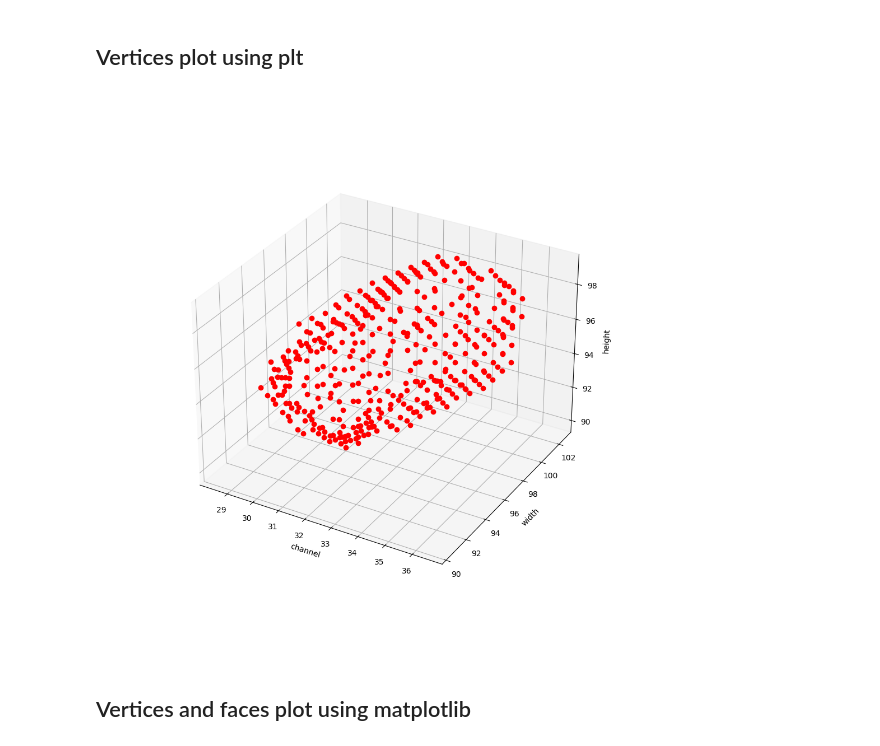
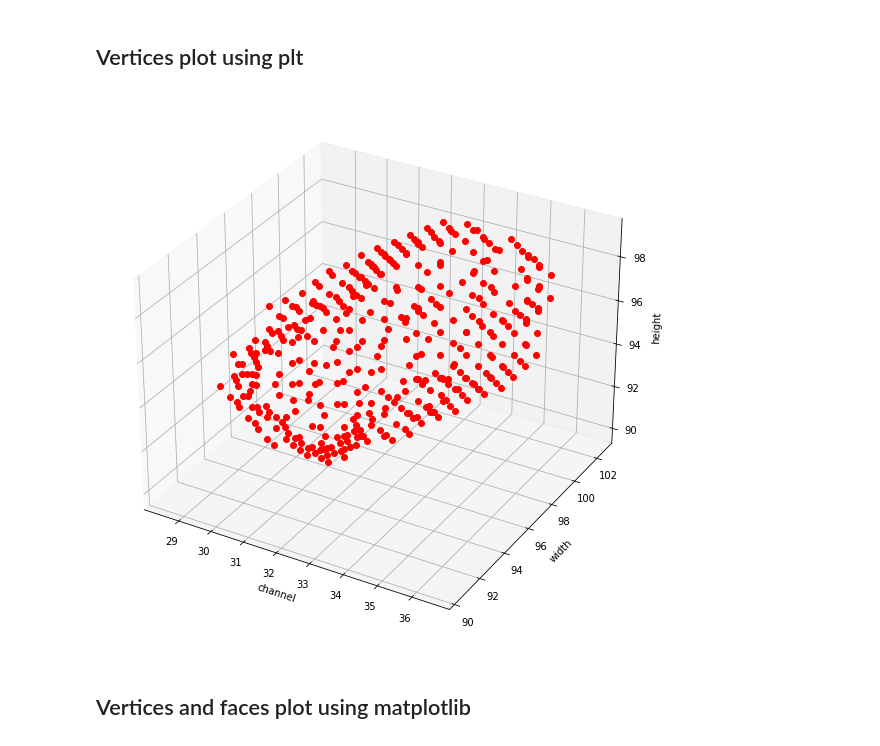
Before and after one commit to 19tchoubou/anevrisme_segmentation, a Jupyter notebook: explore_data.ipynb, the cells around one changed output. Drawn from its saved outputs; the diff is of its cells as text; code cells hidden in the pictures.

```diff
--- a/explore_data.ipynb
+++ b/explore_data.ipynb
@@ -191,19 +182,18 @@ TrackedArray([[  2,   1,   0],
 # %%
 # plot the segmented zone
 # we make the assumption that the aneurysm is centered in the original image
 xmin, xmax = 20, 50
 ymin, ymax = 80, 110
 
-%matplotlib widget
+# %matplotlib widget
 fig = plt.figure(figsize=(10, 10))
 ax = fig.add_subplot(111, projection='3d')
 ax.plot(vertices[:,0], vertices[:,1], vertices[:,2], marker = "o",color='r', linewidth = 0)
-ax.f
 ax.set(xlabel='channel', ylabel='width', zlabel='height')
 
 plt.show()
 # %% [output]
-[figure, old version]
+[figure, new version]
 # %% [markdown]
 ## Vertices and faces plot using matplotlib
 # %%
```
Also changed, not shown: parts of 7 cells of this notebook, 5 other files.
